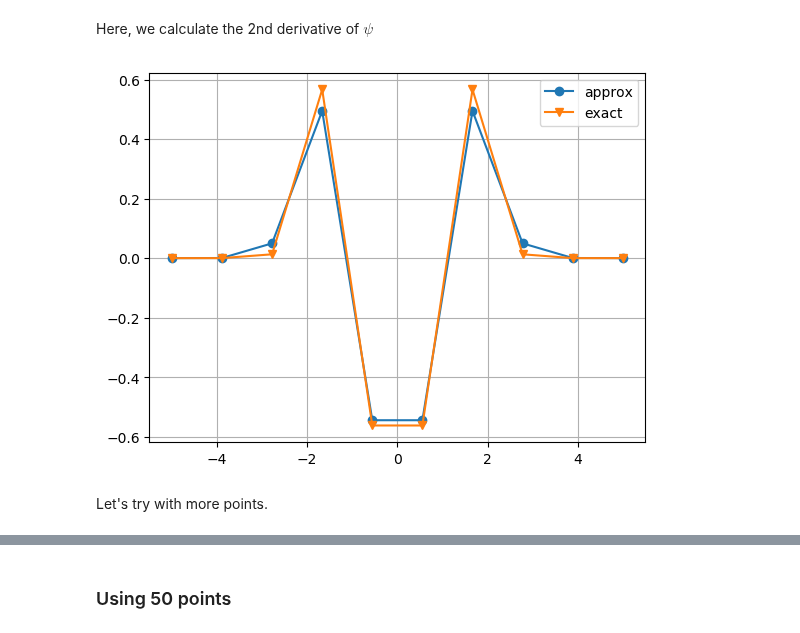
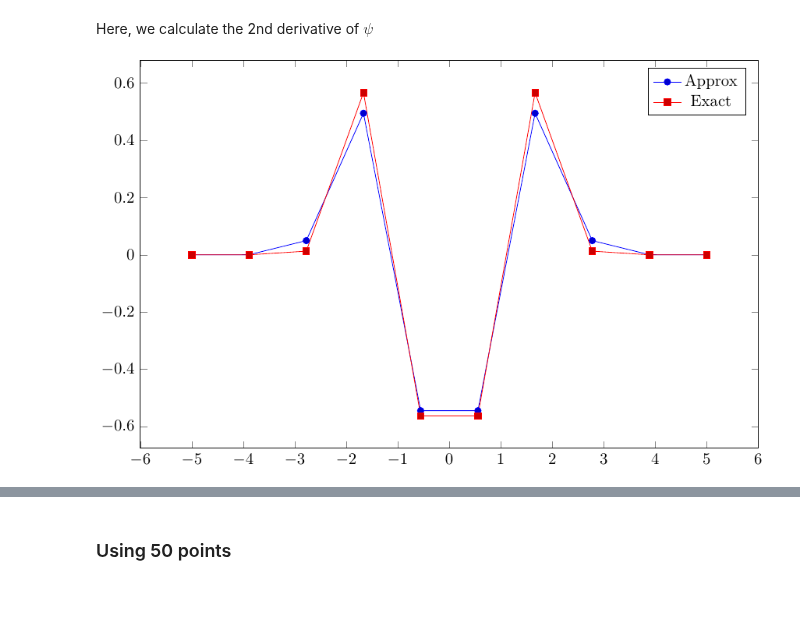
Before and after one commit to f-fathurrahman/ffr-komputasi-material, a Jupyter notebook: ComputationalQM/FD1d_v1.ipynb, the cells around one changed output, grey strips where cells are left out. Saved outputs shown, nothing was run; the diff lists cells and outputs as text; code cells hidden in the pictures; blank space fills up the shorter version.

```diff
--- a/ComputationalQM/FD1d_v1.ipynb
+++ b/ComputationalQM/FD1d_v1.ipynb
@@ -175,13 +181,13 @@ Here, we calculate the 2nd derivative of $\psi$
 psi = my_gaussian.(x)
 d2_psi = D2*psi  # approximation, we using matrix multiplication here
 d2_psi_exact = d2_my_gaussian.(x);
-# %%
-plt.clf()
-plt.plot(x, d2_psi, marker="o", label="approx")
-plt.plot(x, d2_psi_exact, marker="v", label="exact")
-plt.grid()
-plt.legend();
-# %% [output]
-[figure, removed]
-# %% [markdown]
-Let's try with more points.
+# %%
+x_dense = range(x_min, x_max, length=500)
+@pgf Axis({ height = "10cm", width = "15cm" },
+  PlotInc( Coordinates(x, d2_psi ) ),
+  LegendEntry("Approx"),
+  PlotInc( Coordinates(x, d2_psi_exact  ) ),
+  LegendEntry("Exact"),
+)
+# %% [output]
+[figure, added]
```
Also changed, not shown: parts of 50 cells of this notebook, 1 other file.
